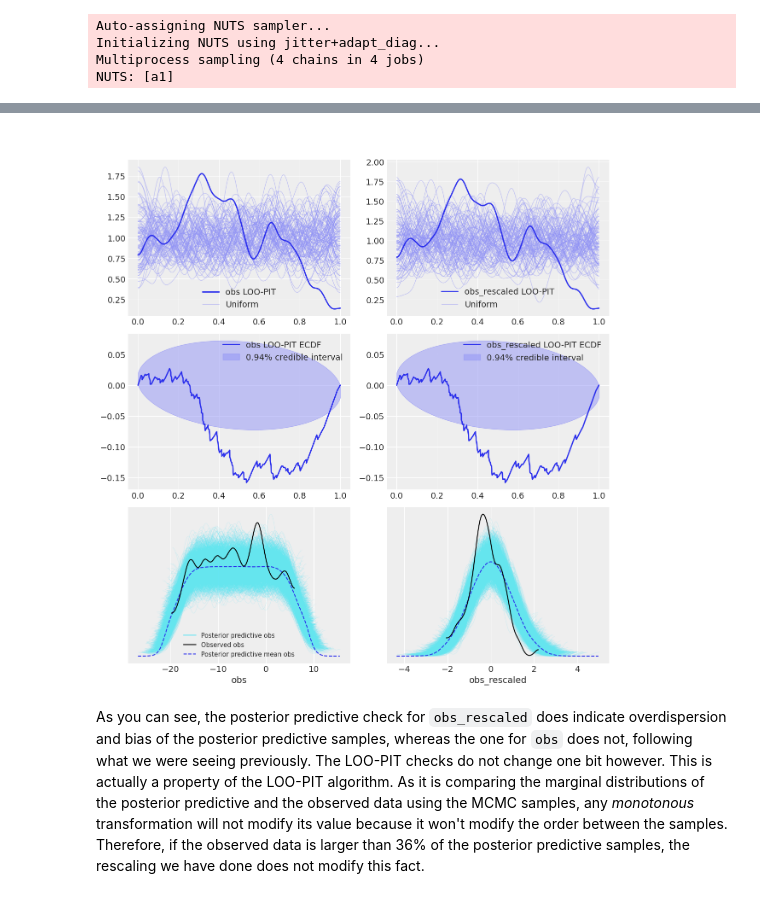
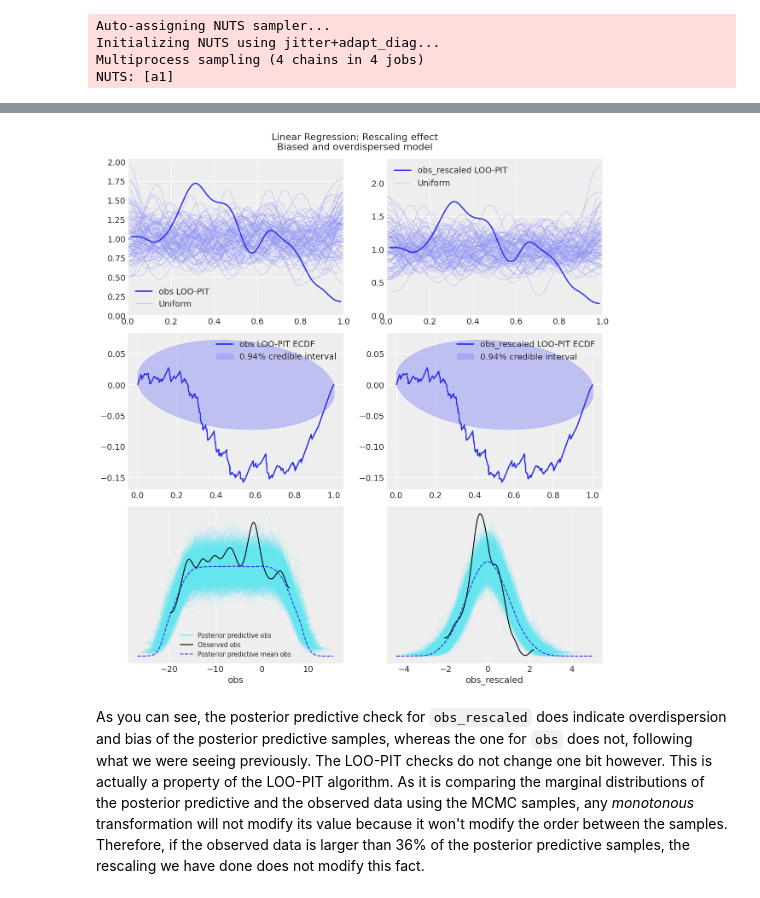
Before and after one commit to OriolAbril/oriol_unraveled, a Jupyter notebook: _notebooks/2019-07-31-loo-pit-tutorial.ipynb, the cells around one changed output, grey strips where cells are left out. Drawn from its saved outputs; the diff is of its cells as text; code cells hidden in the pictures.

```diff
--- a/_notebooks/2019-07-31-loo-pit-tutorial.ipynb
+++ b/_notebooks/2019-07-31-loo-pit-tutorial.ipynb
@@ -64,7 +62,7 @@ import scipy.stats as stats
 
 np.random.seed(7)
 # %%
-plt.style.use('arviz-darkgrid')
+az.style.use('arviz-darkgrid')
 # %%
 def plot_ppc_loopit(idata, title):
     fig = plt.figure(figsize=(12,9))
@@ -113,21 +111,20 @@ with pm.Model() as model:
     sd = pm.HalfNormal("sd", sd=10)
 
     # Define likelihood
-    likelihood = pm.Normal("obs", mu=mu,
-                        sd=sd, observed=data_normal)
+    likelihood = pm.Normal("obs", mu=mu, sd=sd, observed=data_normal)
 
     # Inference!
     trace = pm.sample() # draw posterior samples using NUTS sampling
     prior = pm.sample_prior_predictive()
     posterior_predictive = pm.sample_posterior_predictive(trace)
 
-idata_normal = az.from_pymc3(
-    trace=trace,
-    prior=prior,
-    posterior_predictive=posterior_predictive,
-    coords=coords_normal,
-    dims=dims_normal,
-)
+    idata_normal = az.from_pymc3(
+        trace=trace,
+        prior=prior,
+        posterior_predictive=posterior_predictive,
+        coords=coords_normal,
+        dims=dims_normal,
+    )
 # %% [output]
 Auto-assigning NUTS sampler...
 Initializing NUTS using jitter+adapt_diag...
@@ -330,26 +304,25 @@ Now the LOO-PIT check is clearly showing signs of bias in the model, whereas due
 # %% [markdown]
 Finally, let's combine some bias with overdispersion, to see how is LOO-PIT modified. Moreover, we will rescale the posterior predictive data to see how would rescaling affect the posterior predictive checks.
 # %%
-with pm.Model() as model: # model specifications in PyMC3 are wrapped in a with-statement
-    # Define priors
+with pm.Model() as model:
     a1 = pm.Normal("a1", mu=0, sd=20)
 
-    # Define likelihood
-    likelihood = pm.Normal('obs', mu=a0_lr + 2 + a1 * data_x_regression,
-                        sd=1.5 * sd_lr, observed=data_y_regression)
+    likelihood = pm.Normal(
+        'obs', mu=a0_lr + 2 + a1 * data_x_regression, sd=1.5 * sd_lr, observed=data_y_regression
+    )
 
     # Inference!
     trace = pm.sample() # draw posterior samples using NUTS sampling
     prior = pm.sample_prior_predictive()
     posterior_predictive = pm.sample_posterior_predictive(trace)
 
-idata_lr_bias_overdispersed = az.from_pymc3(
-    trace=trace,
-    prior=prior,
-    posterior_predictive=posterior_predictive,
-    coords=coords_regression,
-    dims=dims_regression,
-)
+    idata_lr_bias_overdispersed = az.from_pymc3(
+        trace=trace,
+        prior=prior,
+        posterior_predictive=posterior_predictive,
+        coords=coords_regression,
+        dims=dims_regression,
+    )
 # %% [output]
 Auto-assigning NUTS sampler...
 Initializing NUTS using jitter+adapt_diag...
@@ -369,11 +342,11 @@ idata_lr_bias_overdispersed.observed_data["obs_rescaled"] = (obs_samples - pp_me
 # %%
 fig, axes = plt.subplots(3, 2, figsize=(12,13), constrained_layout=True)
 for i, var in enumerate(("obs", "obs_rescaled")):
     for j, ecdf in enumerate((False, True)):
         az.plot_loo_pit(idata_lr_bias_overdispersed, y=var, ecdf=ecdf, ax=axes[j, i]);
 az.plot_ppc(idata_lr_bias_overdispersed, ax=axes[2]);
-fig.suptitle("Linear Regression: Rescaling effect\nBiased and overdispersed model", color="white", fontsize=16);
+fig.suptitle("Linear Regression: Rescaling effect\nBiased and overdispersed model", fontsize=16);
 # %% [output]
-[figure, old version]
+[figure, new version]
 # %% [markdown]
 As you can see, the posterior predictive check for `obs_rescaled` does indicate overdispersion and bias of the posterior predictive samples, whereas the one for `obs` does not, following what we were seeing previously. The LOO-PIT checks do not change one bit however. This is actually a property of the LOO-PIT algorithm. As it is comparing the marginal distributions of the posterior predictive and the observed data using the MCMC samples, any _monotonous_ transformation will not modify its value because it won't modify the order between the samples. Therefore, if the observed data is larger than 36% of the posterior predictive samples, the rescaling we have done does not modify this fact.
```
Also changed, not shown: parts of 16 cells of this notebook, 3 other files.
